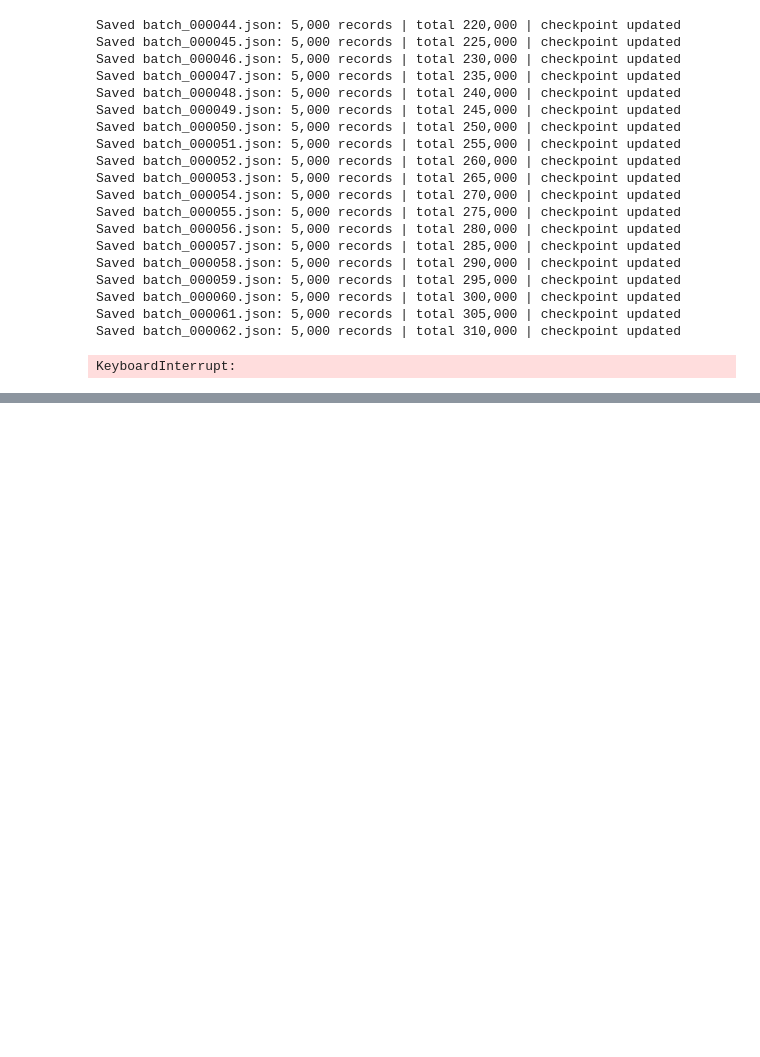
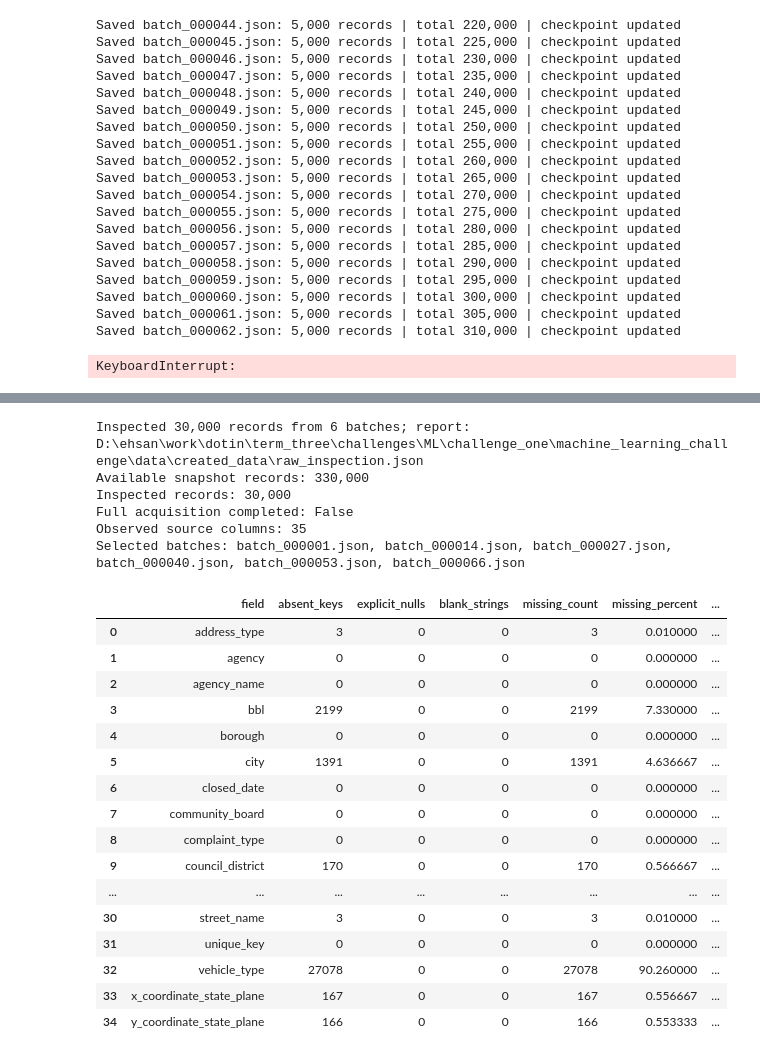
Before and after one commit to Ehsan-soveyzi/data_factory, a Jupyter notebook: challenge_solution.ipynb, the cells around one changed output, grey strips where cells are left out. Saved outputs shown, nothing was run; the diff lists cells and outputs as text; code cells hidden in the pictures; blank space fills up the shorter version.

Commit message:
basic data convention added.

```diff
--- a/challenge_solution.ipynb
+++ b/challenge_solution.ipynb
@@ -168,0 +176,69 @@ Completed: False
+# %%
+from pathlib import Path
+
+import pandas as pd
+from IPython.display import display
+
+from data_factory.config import load_config
+from data_factory.quality import inspect_raw_data
+
+# Run independently, without executing the acquisition/count cells.
+inspection_root = Path.cwd()
+if not (inspection_root / "config/setting.json").is_file():
+    inspection_root = inspection_root / "machine_learning_challenge"
+if not (inspection_root / "config/setting.json").is_file():
+    raise FileNotFoundError("Open the notebook from the project or its parent directory.")
+
+inspection_config = load_config(inspection_root / "config/setting.json")
+for path_key in ("raw_dir", "created_dir"):
+    inspection_config["paths"][path_key] = str(
+        inspection_root / inspection_config["paths"][path_key]
+    )
+
+inspection_report = inspect_raw_data(inspection_config)
+print("Available snapshot records:", f"{inspection_report['snapshot_records']:,}")
+print("Inspected records:", f"{inspection_report['selected_records']:,}")
+print("Full acquisition completed:", inspection_report["snapshot_completed"])
+print("Observed source columns:", len(inspection_report["profile"]["columns"]))
+print("Selected batches:", ", ".join(inspection_report["selected_files"]))
+
+inspection_table = pd.DataFrame([
+    {
+        "field": name,
+        "absent_keys": stats["absent_key_count"],
+        "explicit_nulls": stats["null_count"],
+        "blank_strings": stats["blank_count"],
+        "missing_count": stats["missing_count"],
+        "missing_percent": stats["missing_percent"],
+        "unique_non_missing": stats["unique_non_missing"],
+        "raw_json_types": ", ".join(sorted(stats["json_types"])),
+        "sentinel_counts": stats["sentinel_counts"],
+    }
+    for name, stats in inspection_report["profile"]["columns"].items()
+])
+with pd.option_context("display.max_rows", None, "display.max_columns", None):
+    display(inspection_table)
+# %% [output]
+Inspected 30,000 records from 6 batches; report: D:\ehsan\work\dotin\term_three\challenges\ML\challenge_one\machine_learning_challenge\data\created_data\raw_inspection.json
+Available snapshot records: 330,000
+Inspected records: 30,000
+Full acquisition completed: False
+Observed source columns: 35
+Selected batches: batch_000001.json, batch_000014.json, batch_000027.json, batch_000040.json, batch_000053.json, batch_000066.json
+|  | field | absent_keys | explicit_nulls | blank_strings | missing_count | missing_percent | ... |
+| 0 | address_type | 3 | 0 | 0 | 3 | 0.010000 | ... |
+| 1 | agency | 0 | 0 | 0 | 0 | 0.000000 | ... |
+| 2 | agency_name | 0 | 0 | 0 | 0 | 0.000000 | ... |
+| 3 | bbl | 2199 | 0 | 0 | 2199 | 7.330000 | ... |
+| 4 | borough | 0 | 0 | 0 | 0 | 0.000000 | ... |
+| 5 | city | 1391 | 0 | 0 | 1391 | 4.636667 | ... |
+| 6 | closed_date | 0 | 0 | 0 | 0 | 0.000000 | ... |
+| 7 | community_board | 0 | 0 | 0 | 0 | 0.000000 | ... |
+| 8 | complaint_type | 0 | 0 | 0 | 0 | 0.000000 | ... |
+| 9 | council_district | 170 | 0 | 0 | 170 | 0.566667 | ... |
+| ... | ... | ... | ... | ... | ... | ... | ... |
+| 30 | street_name | 3 | 0 | 0 | 3 | 0.010000 | ... |
+| 31 | unique_key | 0 | 0 | 0 | 0 | 0.000000 | ... |
+| 32 | vehicle_type | 27078 | 0 | 0 | 27078 | 90.260000 | ... |
+| 33 | x_coordinate_state_plane | 167 | 0 | 0 | 167 | 0.556667 | ... |
+| 34 | y_coordinate_state_plane | 166 | 0 | 0 | 166 | 0.553333 | ... |
```
Also changed, not shown: parts of 7 cells of this notebook, 11 other files.
